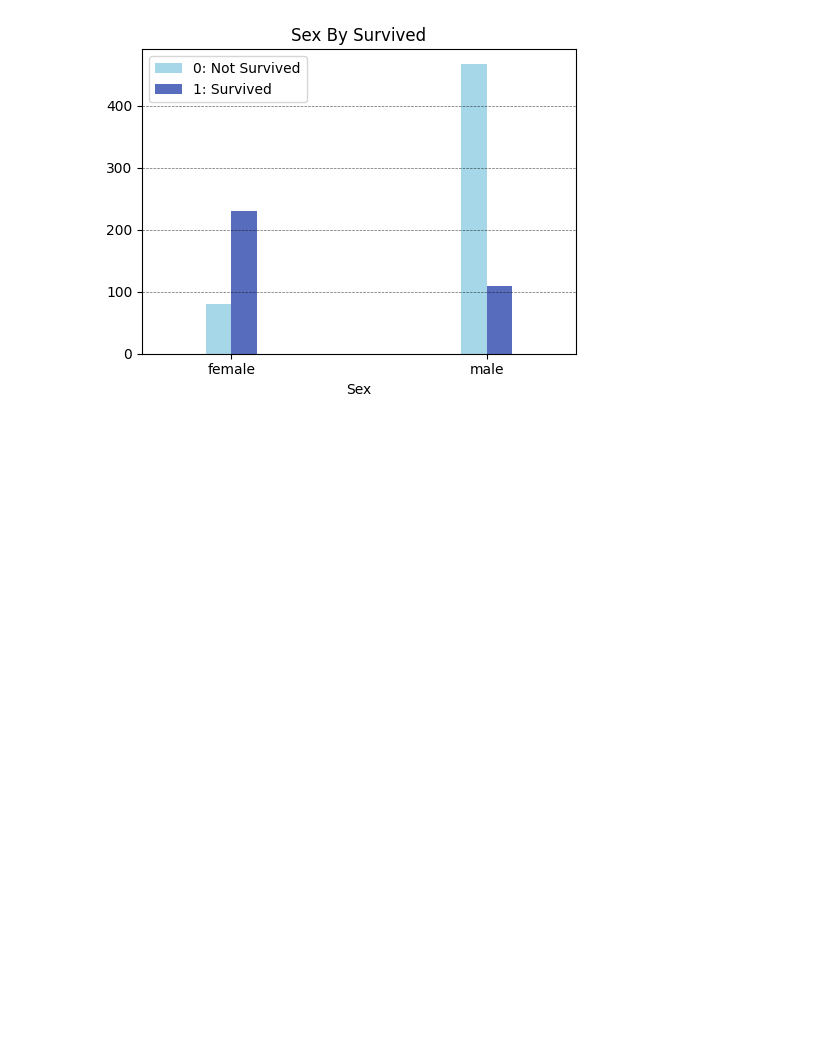
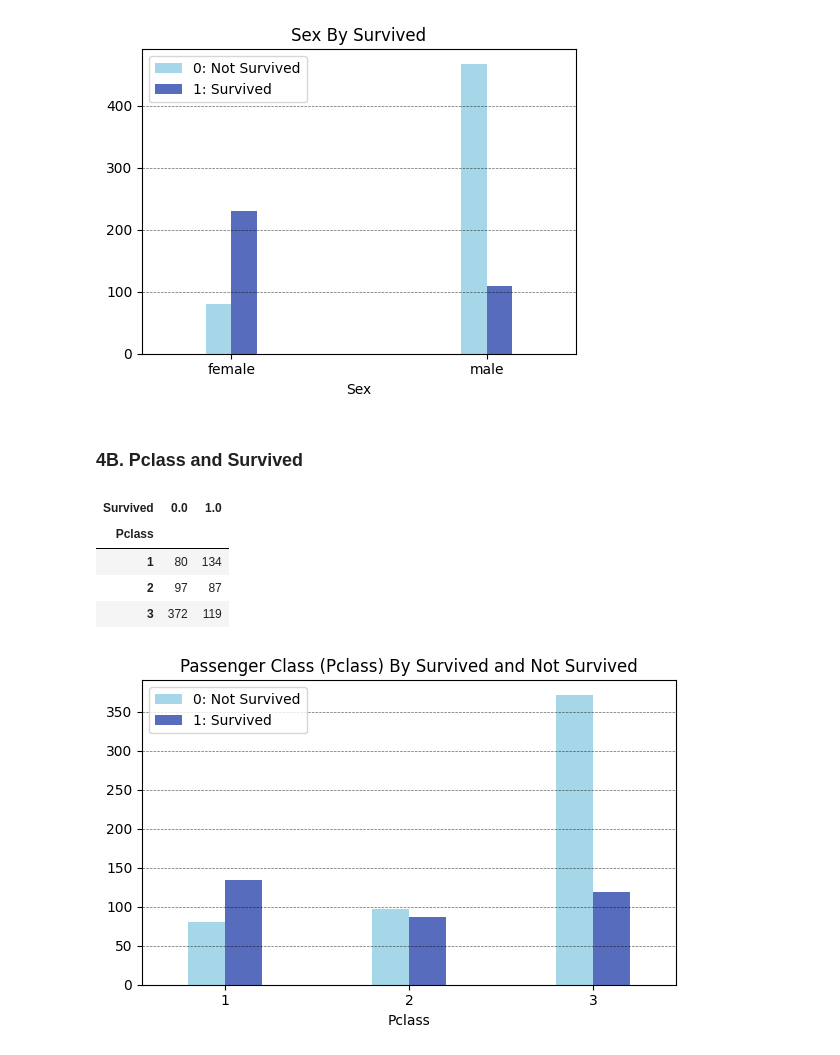
Before and after one commit to powernusa/titanic-eda, a Jupyter notebook: titanic_eda.ipynb, the cells around one changed output. Cells and saved outputs as stored; diff of their text form; code cells hidden in the pictures; blank space fills up the shorter version.

Commit message:
feat: 4B. Pclass and Survived

```diff
--- a/titanic_eda.ipynb
+++ b/titanic_eda.ipynb
@@ -256,3 +256,20 @@ plt.show()
 | female | 81 | 231 |
 | male | 468 | 109 |
 [figure]
+# %% [markdown]
+### 4B. Pclass and Survived
+# %%
+df_crosstab = pd.crosstab(index=all_df["Pclass"],columns=all_df["Survived"])
+display(df_crosstab)
+
+title = "Passenger Class (Pclass) By Survived and Not Survived"
+labels = ["0: Not Survived","1: Survived"]
+plt,_,_ = plot_pivot_bar(df_crosstab,figsize=(6,4),width=0.4,
+                         title=title,legendLabels=labels)
+# %% [output]
+| Survived | 0.0 | 1.0 |
+| Pclass |  |  |
+| 1 | 80 | 134 |
+| 2 | 97 | 87 |
+| 3 | 372 | 119 |
+[figure, added]
```
Also changed, not shown: parts of 1 cell of this notebook.
